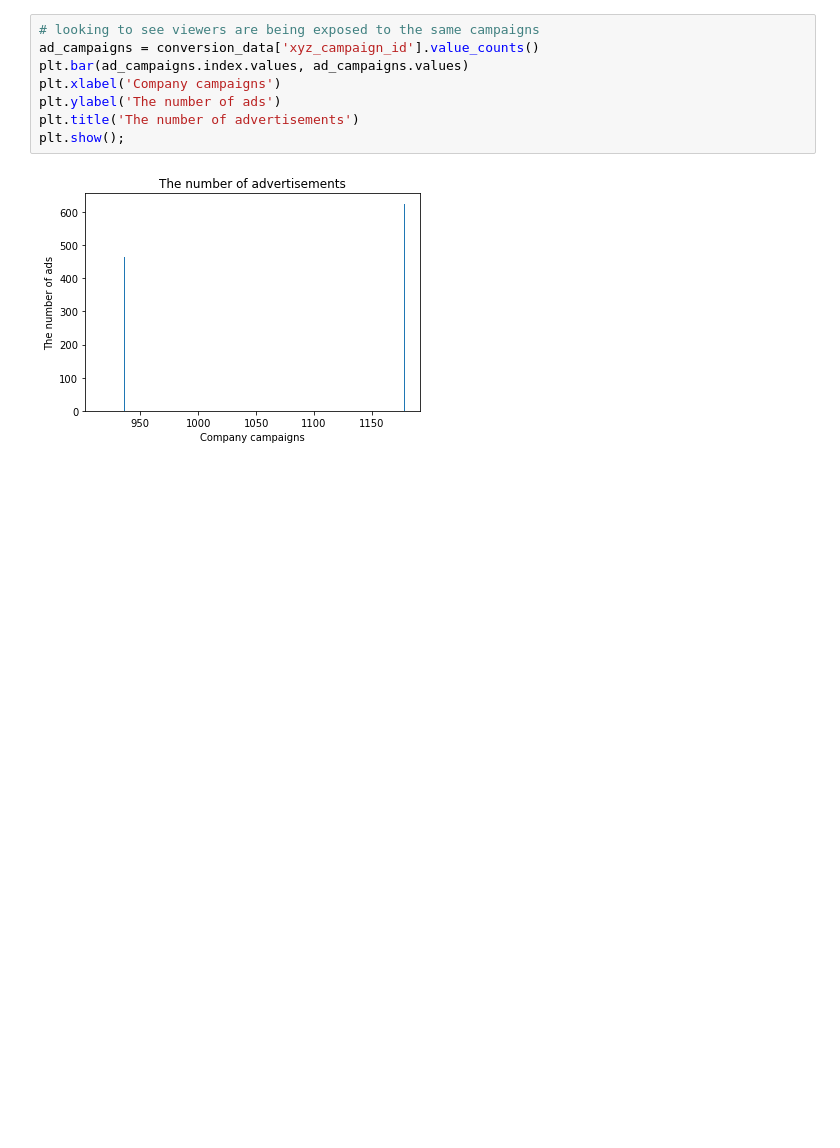
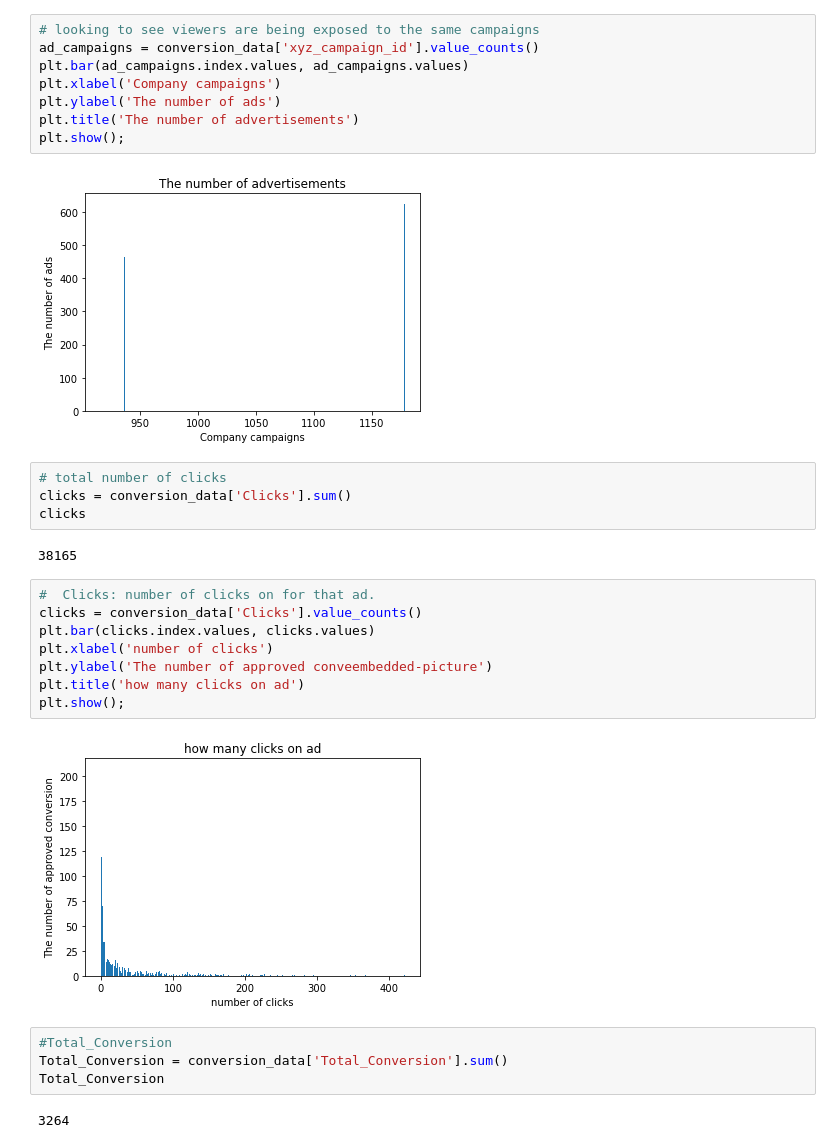
Before and after one commit to sthurstone/Return-Rate-Researchers---Project-I, a Jupyter notebook: KAG_Coversion_data_Analysis.ipynb, the cells around one changed output. Drawn from its saved outputs; the diff is of its cells as text; blank space fills up the shorter version.

```diff
--- a/KAG_Coversion_data_Analysis.ipynb
+++ b/KAG_Coversion_data_Analysis.ipynb
@@ -96,3 +116,25 @@ plt.title('The number of advertisements')
 plt.show();
 # %% [output]
 [figure]
+# %%
+# total number of clicks
+clicks = conversion_data['Clicks'].sum()
+clicks
+# %% [output]
+38165
+# %%
+#  Clicks: number of clicks on for that ad.
+clicks = conversion_data['Clicks'].value_counts()
+plt.bar(clicks.index.values, clicks.values)
+plt.xlabel('number of clicks')
+plt.ylabel('The number of approved conveembedded-picture')
+plt.title('how many clicks on ad')
+plt.show();
+# %% [output]
+[figure, added]
+# %%
+#Total_Conversion
+Total_Conversion = conversion_data['Total_Conversion'].sum()
+Total_Conversion
+# %% [output]
+3264
```
Also changed, not shown: parts of 9 cells of this notebook.
